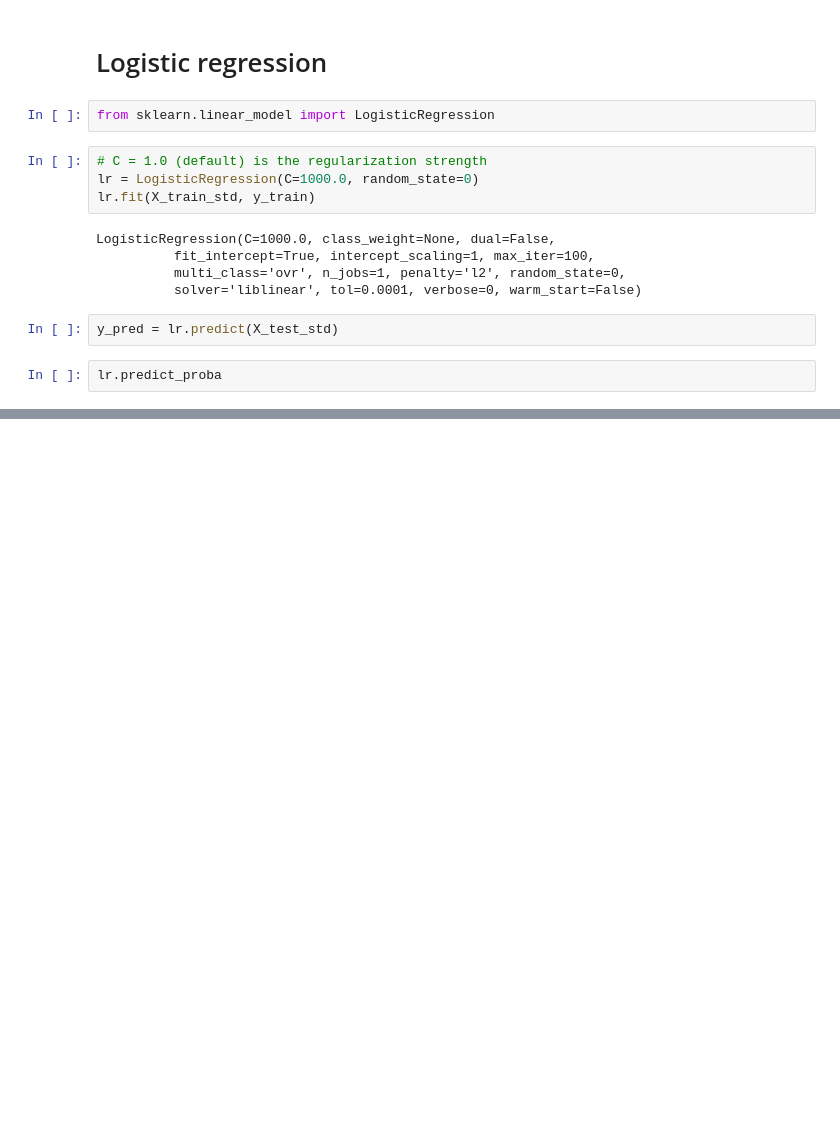
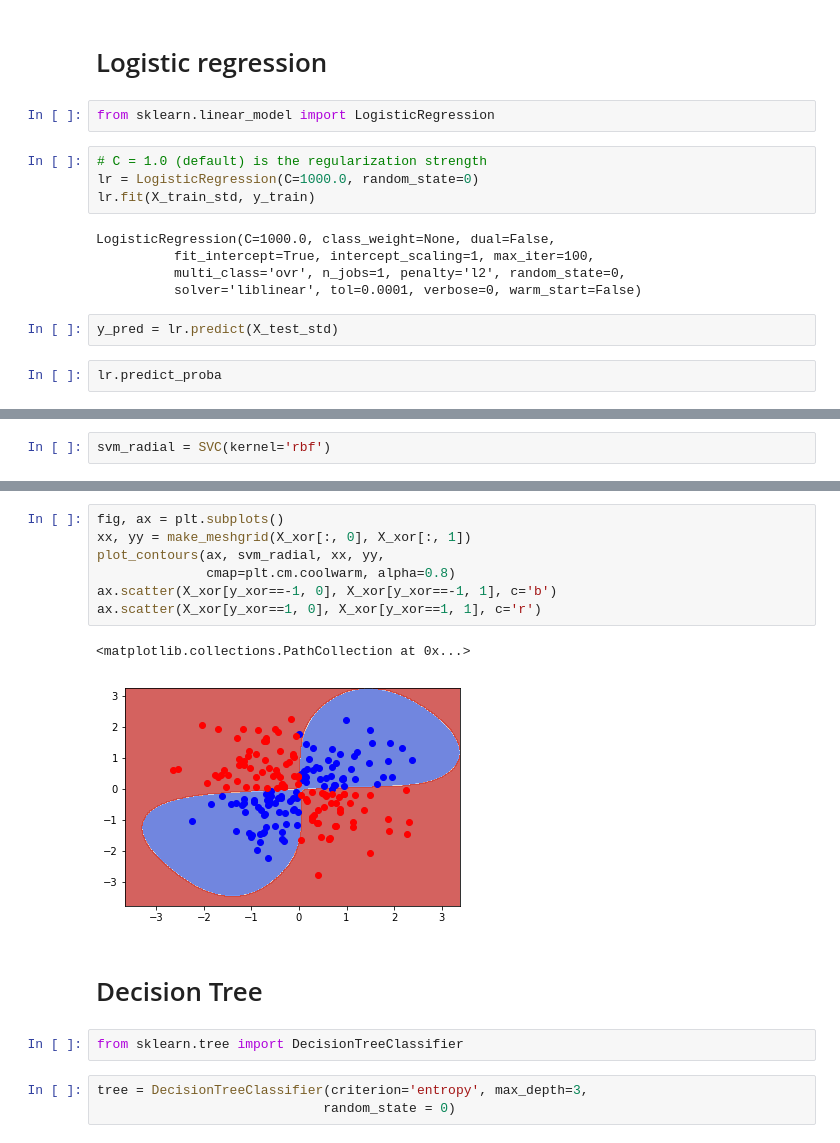
Before and after one commit to LaDilettante/learning, a Jupyter notebook: machinelearningpython/scikit-learn.ipynb, the cells around one changed output, grey strips where cells are left out. Cells and saved outputs as stored; diff of their text form; blank space fills up the shorter version.

```diff
--- a/machinelearningpython/scikit-learn.ipynb
+++ b/machinelearningpython/scikit-learn.ipynb
@@ -61,0 +133,2 @@ lr.predict_proba
+# %%
+svm_radial = SVC(kernel='rbf')
@@ -61,0 +142,17 @@ lr.predict_proba
+# %%
+fig, ax = plt.subplots()
+xx, yy = make_meshgrid(X_xor[:, 0], X_xor[:, 1])
+plot_contours(ax, svm_radial, xx, yy,
+              cmap=plt.cm.coolwarm, alpha=0.8)
+ax.scatter(X_xor[y_xor==-1, 0], X_xor[y_xor==-1, 1], c='b')
+ax.scatter(X_xor[y_xor==1, 0], X_xor[y_xor==1, 1], c='r')
+# %% [output]
+<matplotlib.collections.PathCollection at 0x...>
+[figure, added]
+# %% [markdown]
+# Decision Tree
+# %%
+from sklearn.tree import DecisionTreeClassifier
+# %%
+tree = DecisionTreeClassifier(criterion='entropy', max_depth=3,
+                             random_state = 0)
```
Also changed, not shown: parts of 19 cells of this notebook.
